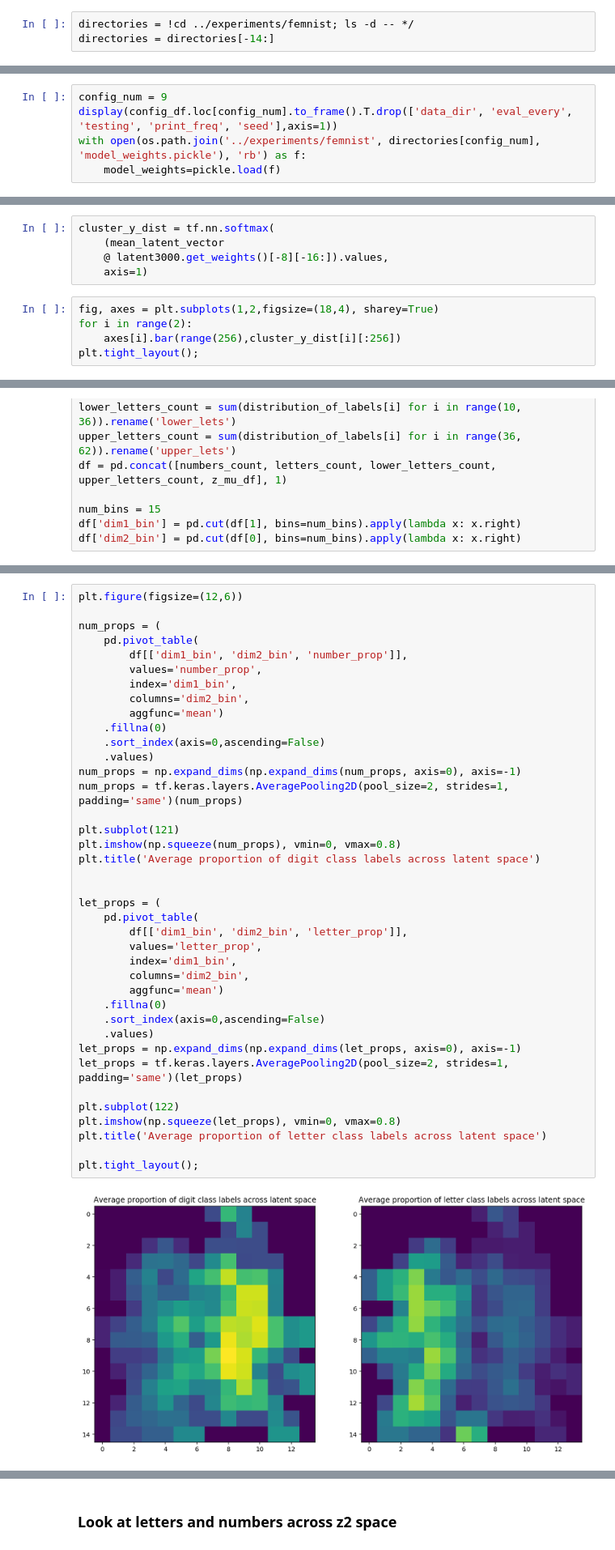
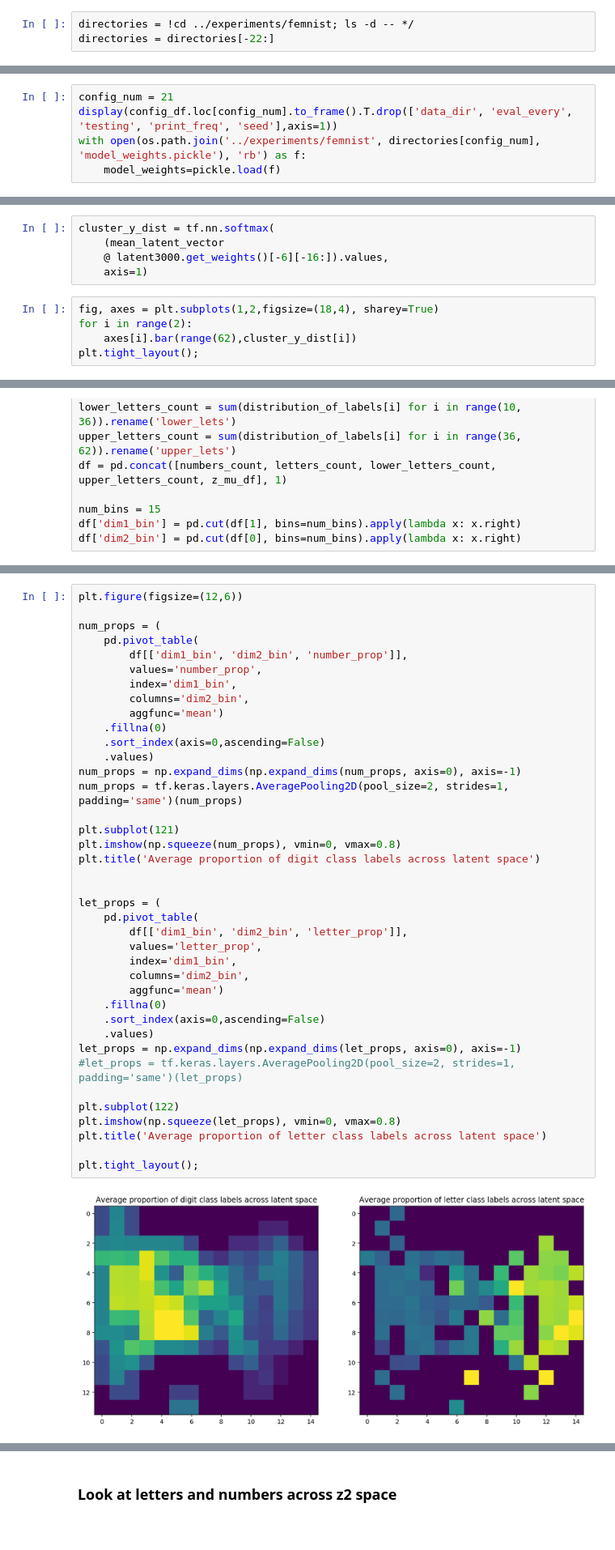
Before and after one commit to milesaturpin/latent-variable-nn, a Jupyter notebook: notebooks/femnist_results.ipynb, the cells around one changed output, grey strips where cells are left out. Shown at 81% size. Saved outputs shown, nothing was run; the diff lists cells and outputs as text.

```diff
--- a/notebooks/femnist_results.ipynb
+++ b/notebooks/femnist_results.ipynb
@@ -117,7 +117,7 @@ display(temp[[col for col in temp if col not in ['description']] + ['description
 ### Pick which experiments to visualize
 # %%
 directories = !cd ../experiments/femnist; ls -d -- */
-directories = directories[-14:]
+directories = directories[-22:]
 # %%
 results_df_list = []
 hyperparams = []
@@ -271,7 +286,7 @@ Name: 10, dtype: float64
 # %% [markdown]
 ### Read in model
 # %%
-config_num = 9
+config_num = 21
 display(config_df.loc[config_num].to_frame().T.drop(['data_dir', 'eval_every', 'testing', 'print_freq', 'seed'],axis=1))
 with open(os.path.join('../experiments/femnist', directories[config_num], 'model_weights.pickle'), 'rb') as f:
     model_weights=pickle.load(f)
@@ -743,11 +760,11 @@ latent3000.get_weights()[-8][-16:].shape
 # %%
 cluster_y_dist = tf.nn.softmax(
     (mean_latent_vector
-    @ latent3000.get_weights()[-8][-16:]).values,
+    @ latent3000.get_weights()[-6][-16:]).values,
     axis=1)
 # %%
 fig, axes = plt.subplots(1,2,figsize=(18,4), sharey=True)
 for i in range(2):
-    axes[i].bar(range(256),cluster_y_dist[i][:256])
+    axes[i].bar(range(62),cluster_y_dist[i])
 plt.tight_layout();
 # %% [output]
@@ -828,32 +845,32 @@ num_props = (
         aggfunc='mean')
     .fillna(0)
     .sort_index(axis=0,ascending=False)
     .values)
 num_props = np.expand_dims(np.expand_dims(num_props, axis=0), axis=-1)
 num_props = tf.keras.layers.AveragePooling2D(pool_size=2, strides=1, padding='same')(num_props)
 
 plt.subplot(121)
 plt.imshow(np.squeeze(num_props), vmin=0, vmax=0.8)
 plt.title('Average proportion of digit class labels across latent space')
 
 
 let_props = (
     pd.pivot_table(
         df[['dim1_bin', 'dim2_bin', 'letter_prop']],
         values='letter_prop',
         index='dim1_bin',
         columns='dim2_bin',
         aggfunc='mean')
     .fillna(0)
     .sort_index(axis=0,ascending=False)
     .values)
 let_props = np.expand_dims(np.expand_dims(let_props, axis=0), axis=-1)
-let_props = tf.keras.layers.AveragePooling2D(pool_size=2, strides=1, padding='same')(let_props)
+#let_props = tf.keras.layers.AveragePooling2D(pool_size=2, strides=1, padding='same')(let_props)
 
 plt.subplot(122)
 plt.imshow(np.squeeze(let_props), vmin=0, vmax=0.8)
 plt.title('Average proportion of letter class labels across latent space')
 
 plt.tight_layout();
 # %% [output]
-[figure, old version]
+[figure, new version]
```
Also changed, not shown: parts of 25 cells of this notebook.
